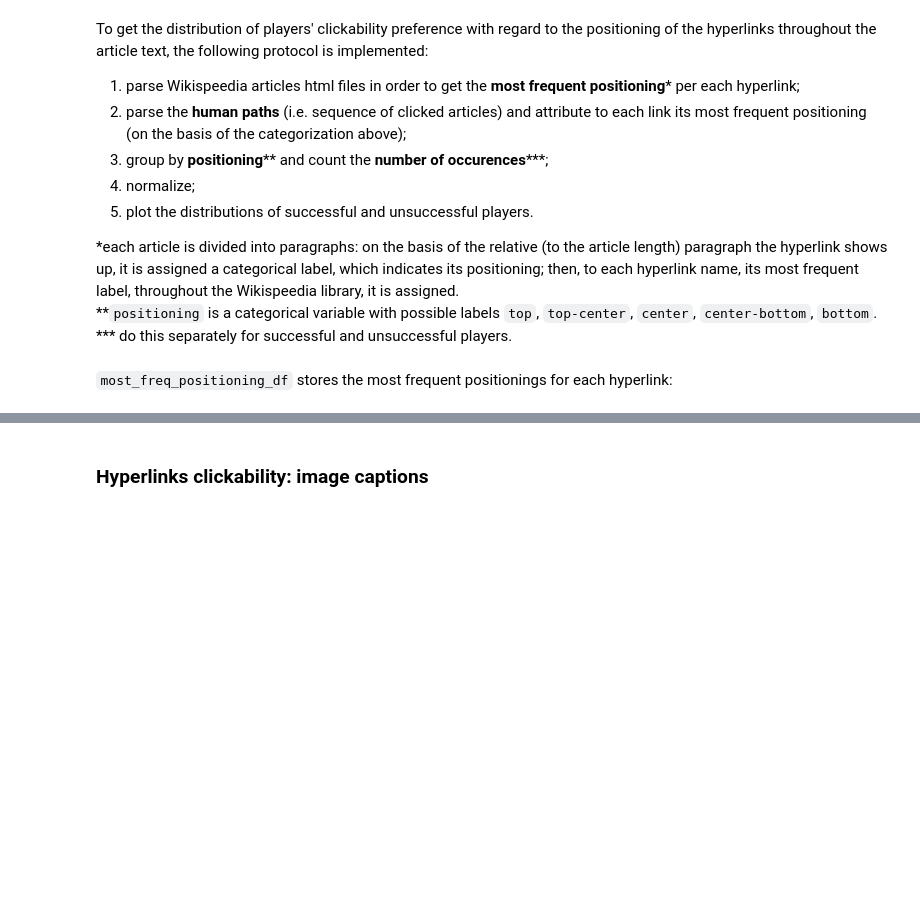
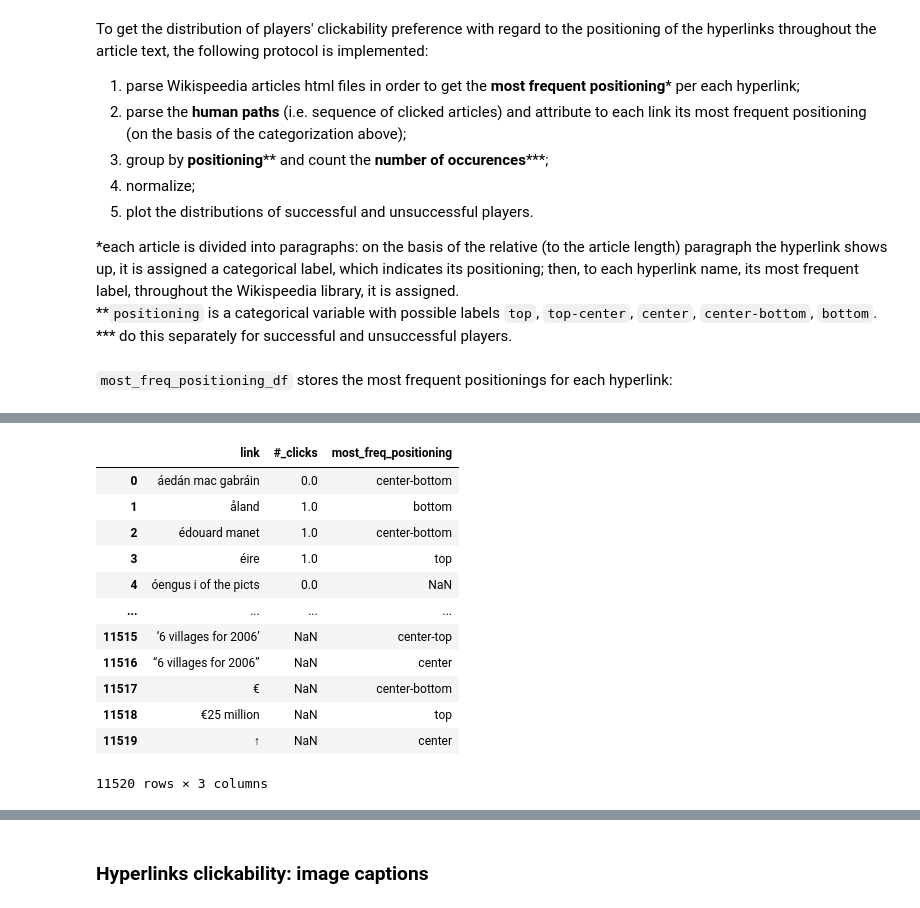
Before and after one commit to epfl-ada/ada-2022-project-theadalyzers, a Jupyter notebook: project_adalyzers.ipynb, the cells around one changed output, grey strips where cells are left out. Drawn from its saved outputs; the diff is of its cells as text; code cells hidden in the pictures; blank space fills up the shorter version.

```diff
--- a/project_adalyzers.ipynb
+++ b/project_adalyzers.ipynb
@@ -89 +96,20 @@ most_freq_positioning_df.tail()
+# %%
+folder_plots='./P2_plots_dfs/'
+# %%
+links_freq_pos_f=pd.read_csv(folder_plots+'links_freq_pos_f.csv', index_col=0)
+links_freq_pos_f
+# %% [output]
+|  | link | #_clicks | most_freq_positioning |
+| 0 | áedán mac gabráin | 0.0 | center-bottom |
+| 1 | åland | 1.0 | bottom |
+| 2 | édouard manet | 1.0 | center-bottom |
+| 3 | éire | 1.0 | top |
+| 4 | óengus i of the picts | 0.0 | NaN |
+| ... | ... | ... | ... |
+| 11515 | ‘6 villages for 2006’ | NaN | center-top |
+| 11516 | “6 villages for 2006” | NaN | center |
+| 11517 | € | NaN | center-bottom |
+| 11518 | €25 million | NaN | top |
+| 11519 | ↑ | NaN | center |
+11520 rows × 3 columns
 # %%
```
Also changed, not shown: parts of 14 cells of this notebook, 16 other files.
